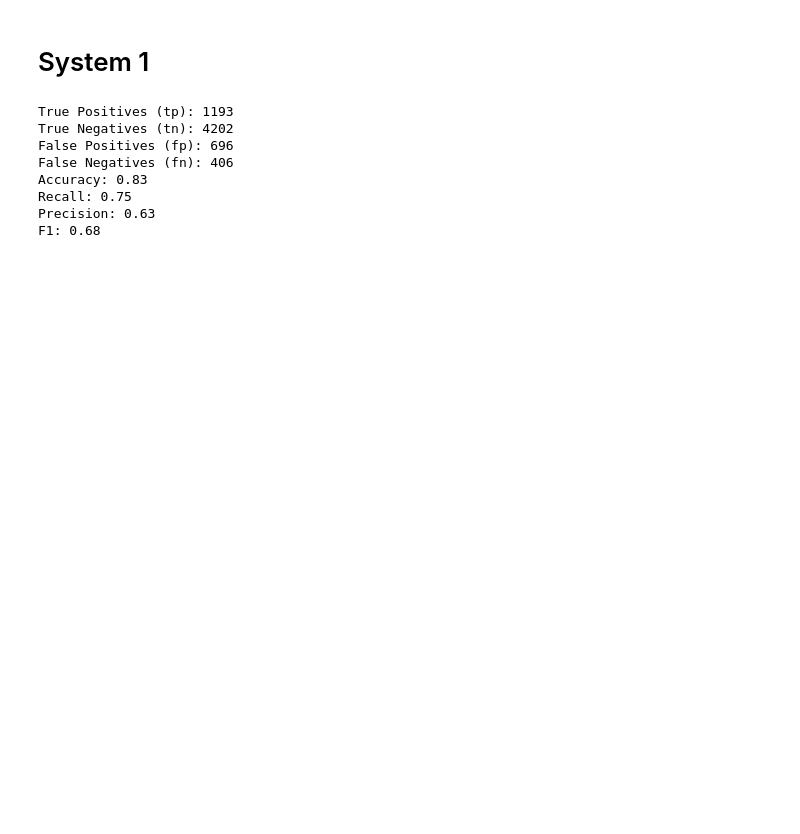
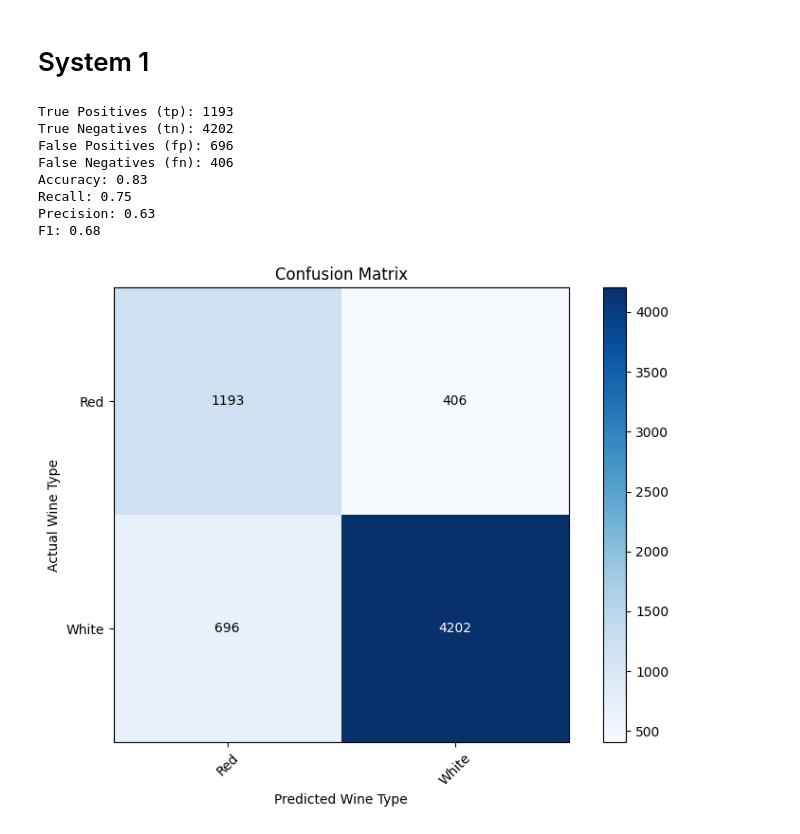
Before and after one commit to 505226/rule-based-ai-assignment, a Jupyter notebook: algorithms/system1.ipynb, the cells around one changed output. Saved outputs shown, nothing was run; the diff lists cells and outputs as text; code cells hidden in the pictures; blank space fills up the shorter version.

Commit message:
Added confusion matrix.

```diff
--- a/algorithms/system1.ipynb
+++ b/algorithms/system1.ipynb
@@ -1,32 +1,39 @@
 # %% [markdown]
 # System 1
 # %%
-# Imports pandas library
+# Imports necessary librarys
 import pandas as pd
+from sklearn.metrics import confusion_matrix
+from sklearn.metrics import precision_recall_curve, auc
+import numpy as np
+import matplotlib.pyplot as plot
+import seaborn as sb
 
 # Reading CSV files and putting them in data frames.
 df_red = pd.read_csv(r'data\winequality-red.csv', sep=";")
 
 df_white = pd.read_csv(r'data\winequality-white.csv', sep=";")
 
-# Getting the median of both red/wines alcohol and pH levels.
-red_residual_sugar_median = df_red['residual sugar'].mean()
+# Getting the mean of both red/wines alcohol and pH levels.
+red_residual_sugar_mean = df_red['residual sugar'].mean()
 
-red_volatile_acidity_median = df_red['volatile acidity'].mean()
+red_volatile_acidity_mean = df_red['volatile acidity'].mean()
 
 # Adding new column for actual wine type and assigning red/white to both data frames.
 df_red["actual_wine"] = 'red'
 
 df_white["actual_wine"] = 'white'
 
+# Adding new column for predicted wine type with a placeholder of na, this is later modified with the prediction.
 df_red["predicted_wine"] = 'na'
 
 df_white["predicted_wine"] = 'na'
 
+
 # Concatenating both data frames together to form a single data frame.
 concat_df = pd.concat([df_red, df_white], axis=0)
 
-# Initialize variables
+# Initialize variables for confusion metrics.
 tp = 0
 tn = 0
 fp = 0
@@ -35,10 +42,10 @@ fn = 0
 for index, row in concat_df.iterrows():
     # Determine predicted wine type
     # Inference engine which uses forward chaining.
-    if row['residual sugar'] <= red_residual_sugar_median + (red_residual_sugar_median * 0.3) and \
-       row['residual sugar'] >= red_residual_sugar_median - (red_residual_sugar_median * 0.3) and \
-       row['volatile acidity'] <= red_volatile_acidity_median + (red_volatile_acidity_median * 1) and \
-       row['volatile acidity'] >= red_volatile_acidity_median - (red_volatile_acidity_median * 1):
+    if row['residual sugar'] <= red_residual_sugar_mean + (red_residual_sugar_mean * 0.3) and \
+       row['residual sugar'] >= red_residual_sugar_mean - (red_residual_sugar_mean * 0.3) and \
+       row['volatile acidity'] <= red_volatile_acidity_mean + (red_volatile_acidity_mean * 1) and \
+       row['volatile acidity'] >= red_volatile_acidity_mean - (red_volatile_acidity_mean * 1):
         predicted_wine = 'red'
     else:
         predicted_wine = 'white'
@@ -54,30 +61,62 @@ for index, row in concat_df.iterrows():
         fp += 1
     elif predicted_wine == 'white' and row['actual_wine'] == 'red':
         fn += 1
     elif predicted_wine == 'white' and row['actual_wine'] == 'white':
         tn += 1
 
 print(f"True Positives (tp): {tp}")
 print(f"True Negatives (tn): {tn}")
 print(f"False Positives (fp): {fp}")
 print(f"False Negatives (fn): {fn}")
 
 accuracy = (tp + tn) / (tp + tn + fp + fn)
 recall = tp / (tp + fn)
 precision = tp / (tp + fp)
 f1 = 2 * ((precision * recall) / (precision + recall))
 print(f"Accuracy: {accuracy:.2f}")
 print(f"Recall: {recall:.2f}")
 print(f"Precision: {precision:.2f}")
 print(f"F1: {f1:.2f}")
 
+# The confusion matrix was generated using ChatGPT, for the purpose of generating visual representation of the confusion matrix heatmap.
+
+# Manually create a confusion matrix using these variables
+cm = [[tp, fn],  # First row: [True Positives, False Negatives]
+      [fp, tn]]  # Second row: [False Positives, True Negatives]
+
+# Labels for the confusion matrix
+labels = ['Red', 'White']
+
+# Plotting the confusion matrix using matplotlib
+plot.figure(figsize=(8, 6))
+plot.imshow(cm, interpolation='nearest', cmap=plot.cm.Blues)
+plot.title("Confusion Matrix")
+plot.colorbar()
+
+# Add labels for axes
+plot.xticks([0, 1], labels, rotation=45)
+plot.yticks([0, 1], labels)
+
+# Add text annotations to the cells
+for i in range(len(cm)):
+    for j in range(len(cm[i])):
+        plot.text(j, i, str(cm[i][j]),
+                 ha="center", va="center",
+                 color="white" if cm[i][j] > max(tp, tn) / 2 else "black")
+
+plot.ylabel("Actual Wine Type")
+plot.xlabel("Predicted Wine Type")
+plot.tight_layout()
+plot.show()
+
 concat_df.to_csv('results.csv')
 # %% [output]
 True Positives (tp): 1193
 True Negatives (tn): 4202
 False Positives (fp): 696
 False Negatives (fn): 406
 Accuracy: 0.83
 Recall: 0.75
 Precision: 0.63
 F1: 0.68
+[figure, added]
```
Also changed, not shown: 1 other file.
